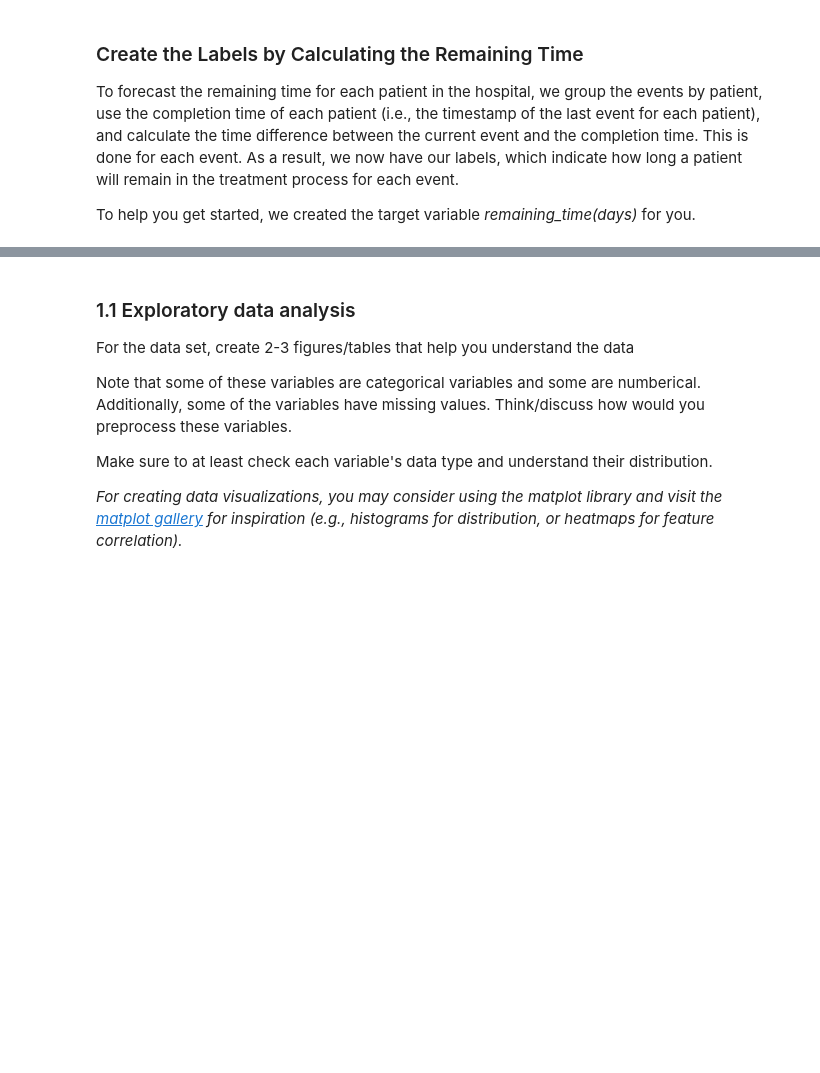
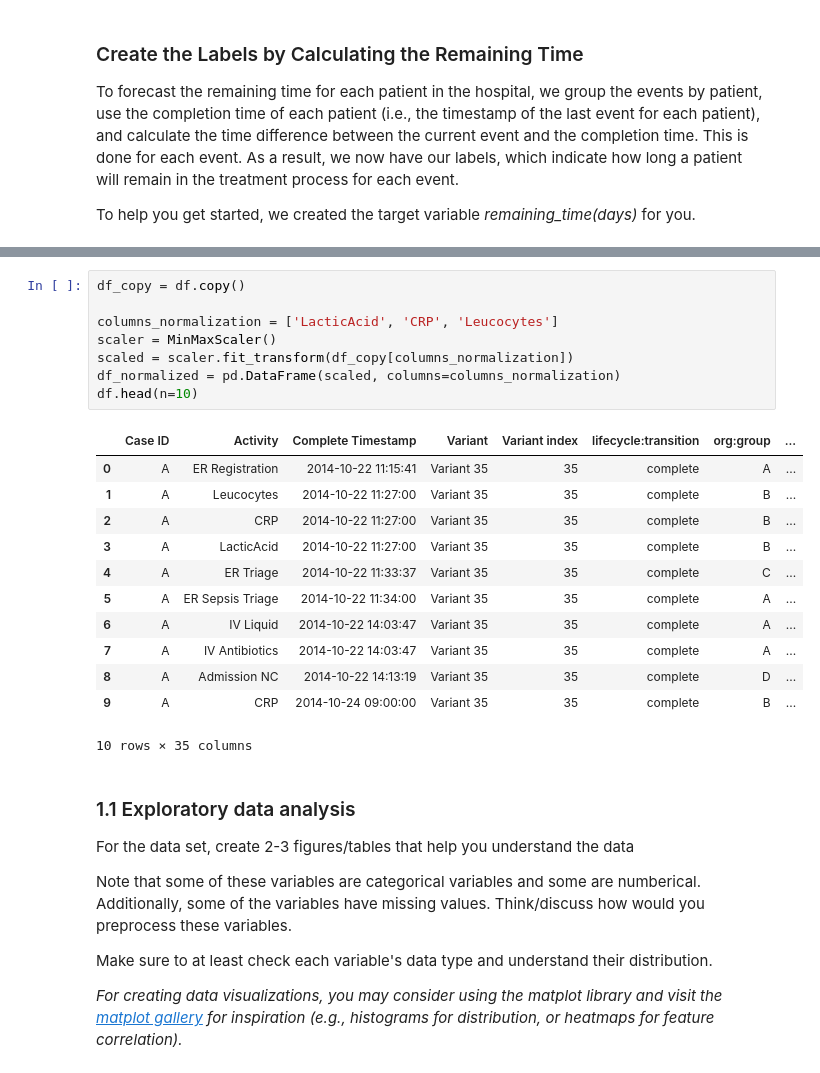
Before and after one commit to Sandrossvdm/Assignment-2-APML, a Jupyter notebook: Assignment 2.ipynb, the cells around one changed output, grey strips where cells are left out. Saved outputs shown, nothing was run; the diff lists cells and outputs as text; blank space fills up the shorter version.

```diff
--- a/Assignment 2.ipynb
+++ b/Assignment 2.ipynb
@@ -124,3 +137,24 @@ column_Sepsis_Timestamps = 'Complete Timestamp'
+# %%
+df_copy = df.copy()
+
+columns_normalization = ['LacticAcid', 'CRP', 'Leucocytes']
+scaler = MinMaxScaler()
+scaled = scaler.fit_transform(df_copy[columns_normalization])
+df_normalized = pd.DataFrame(scaled, columns=columns_normalization)
+df.head(n=10)
+# %% [output]
+|  | Case ID | Activity | Complete Timestamp | Variant | Variant index | lifecycle:transition | org:group | ... |
+| 0 | A | ER Registration | 2014-10-22 11:15:41 | Variant 35 | 35 | complete | A | ... |
+| 1 | A | Leucocytes | 2014-10-22 11:27:00 | Variant 35 | 35 | complete | B | ... |
+| 2 | A | CRP | 2014-10-22 11:27:00 | Variant 35 | 35 | complete | B | ... |
+| 3 | A | LacticAcid | 2014-10-22 11:27:00 | Variant 35 | 35 | complete | B | ... |
+| 4 | A | ER Triage | 2014-10-22 11:33:37 | Variant 35 | 35 | complete | C | ... |
+| 5 | A | ER Sepsis Triage | 2014-10-22 11:34:00 | Variant 35 | 35 | complete | A | ... |
+| 6 | A | IV Liquid | 2014-10-22 14:03:47 | Variant 35 | 35 | complete | A | ... |
+| 7 | A | IV Antibiotics | 2014-10-22 14:03:47 | Variant 35 | 35 | complete | A | ... |
+| 8 | A | Admission NC | 2014-10-22 14:13:19 | Variant 35 | 35 | complete | D | ... |
+| 9 | A | CRP | 2014-10-24 09:00:00 | Variant 35 | 35 | complete | B | ... |
+10 rows × 35 columns
 # %% [markdown]
 
 ### 1.1 Exploratory data analysis
```
Also changed, not shown: parts of 3 cells of this notebook.
